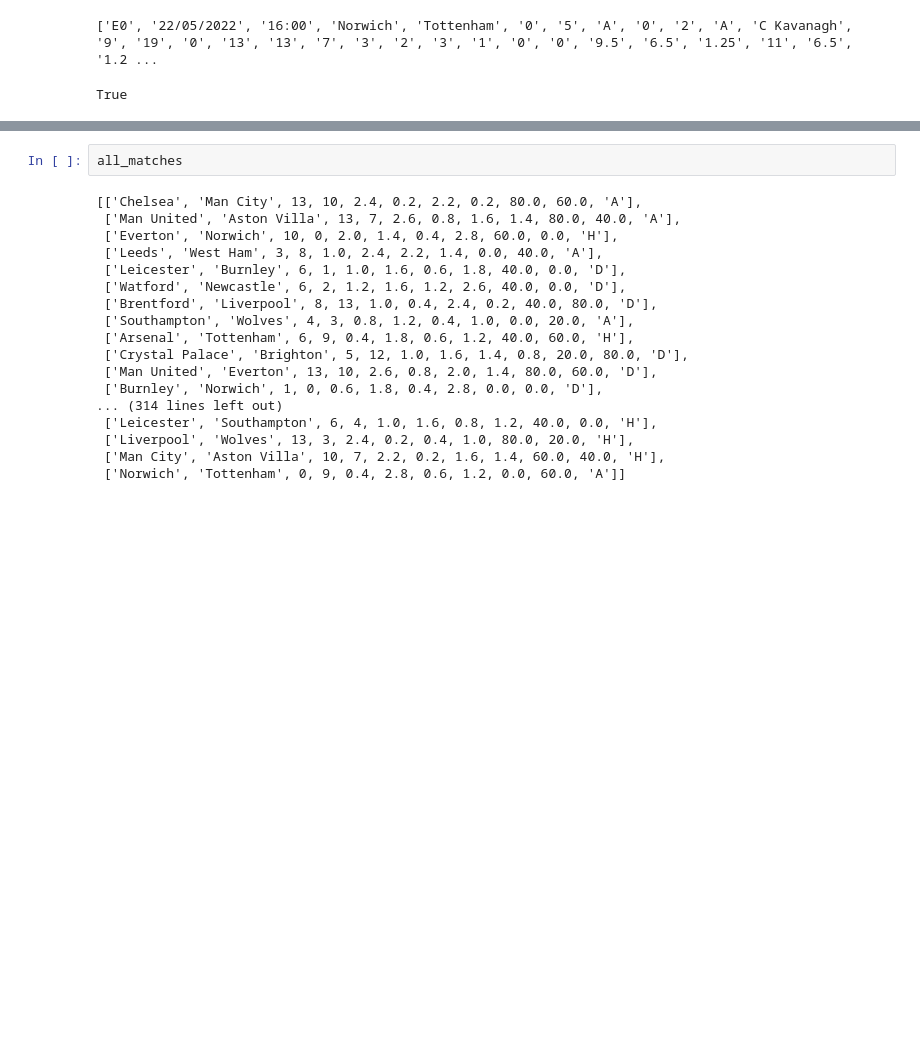
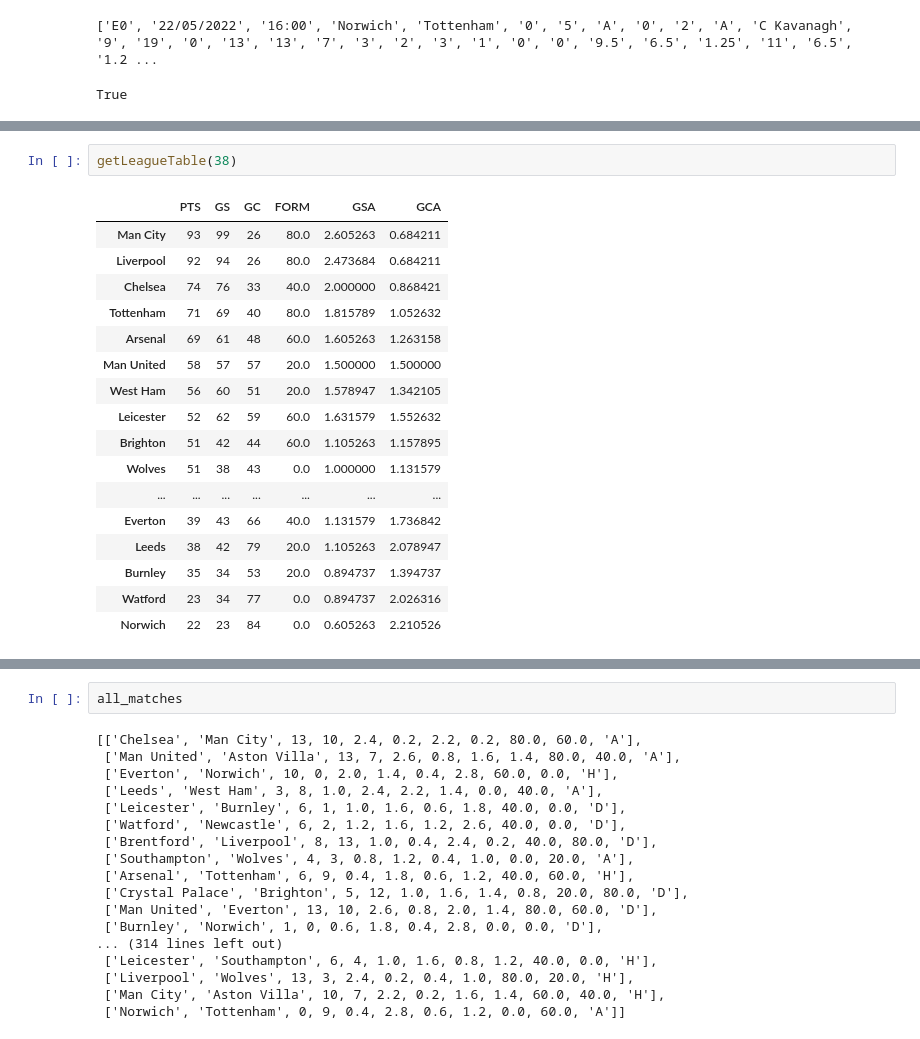
Before and after one commit to magichampz/football-table-viewer, a Jupyter notebook: prem-table.ipynb, the cells around one changed output, grey strips where cells are left out. Cells and saved outputs as stored; diff of their text form; blank space fills up the shorter version.

```diff
--- a/prem-table.ipynb
+++ b/prem-table.ipynb
@@ -236,0 +164,20 @@ print(data[2])
+# %%
+getLeagueTable(38)
+# %% [output]
+|  | PTS | GS | GC | FORM | GSA | GCA |
+| Man City | 93 | 99 | 26 | 80.0 | 2.605263 | 0.684211 |
+| Liverpool | 92 | 94 | 26 | 80.0 | 2.473684 | 0.684211 |
+| Chelsea | 74 | 76 | 33 | 40.0 | 2.000000 | 0.868421 |
+| Tottenham | 71 | 69 | 40 | 80.0 | 1.815789 | 1.052632 |
+| Arsenal | 69 | 61 | 48 | 60.0 | 1.605263 | 1.263158 |
+| Man United | 58 | 57 | 57 | 20.0 | 1.500000 | 1.500000 |
+| West Ham | 56 | 60 | 51 | 20.0 | 1.578947 | 1.342105 |
+| Leicester | 52 | 62 | 59 | 60.0 | 1.631579 | 1.552632 |
+| Brighton | 51 | 42 | 44 | 60.0 | 1.105263 | 1.157895 |
+| Wolves | 51 | 38 | 43 | 0.0 | 1.000000 | 1.131579 |
+| ... | ... | ... | ... | ... | ... | ... |
+| Everton | 39 | 43 | 66 | 40.0 | 1.131579 | 1.736842 |
+| Leeds | 38 | 42 | 79 | 20.0 | 1.105263 | 2.078947 |
+| Burnley | 35 | 34 | 53 | 20.0 | 0.894737 | 1.394737 |
+| Watford | 23 | 34 | 77 | 0.0 | 0.894737 | 2.026316 |
+| Norwich | 22 | 23 | 84 | 0.0 | 0.605263 | 2.210526 |
```
Also changed, not shown: parts of 19 cells of this notebook, 1 other file.
